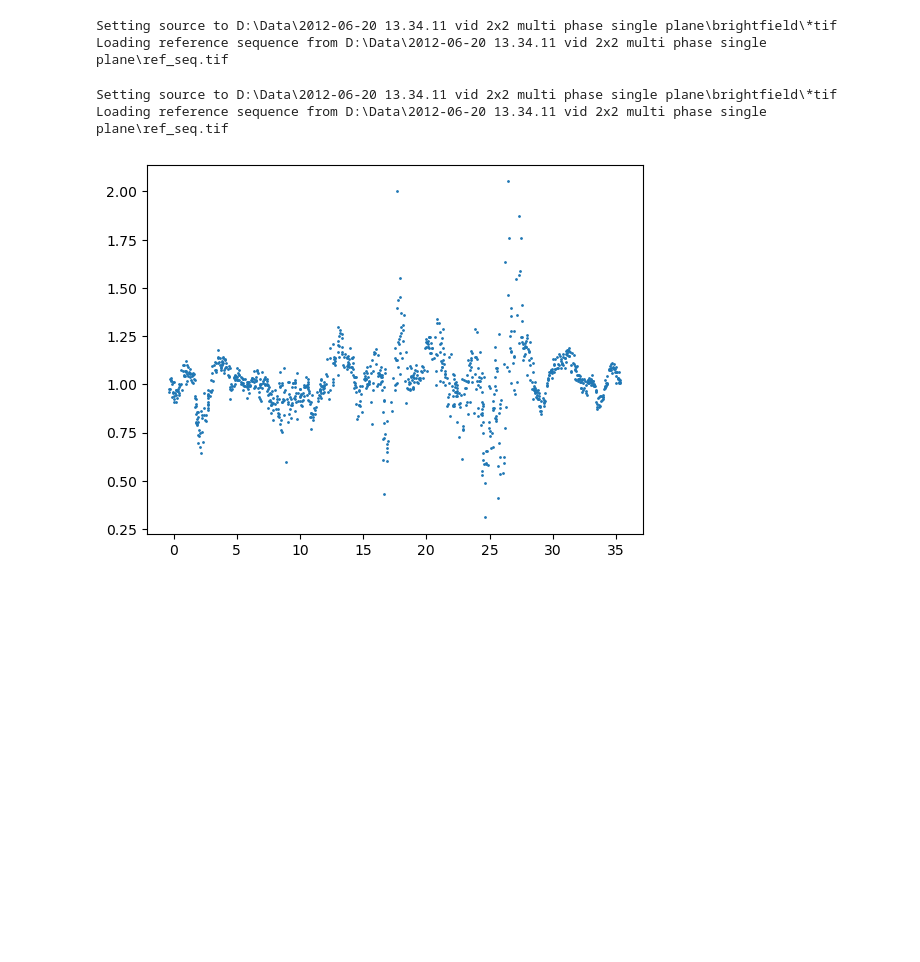
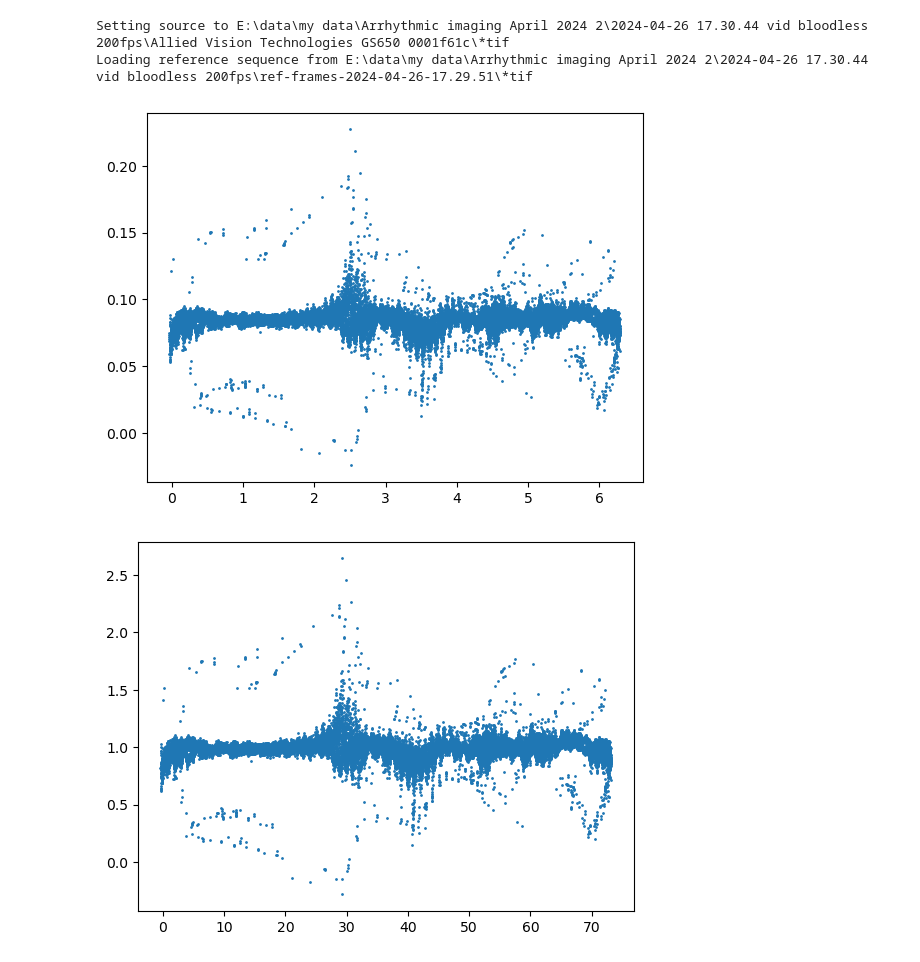
Before and after one commit to karlinr/optical_gating_analysis, a Jupyter notebook: analysis/meetings/2024/13/get_bps.ipynb, the cells around one changed output. Cells and saved outputs as stored; diff of their text form; code cells hidden in the pictures; blank space fills up the shorter version.

```diff
--- a/analysis/meetings/2024/13/get_bps.ipynb
+++ b/analysis/meetings/2024/13/get_bps.ipynb
@@ -6,20 +6,21 @@ import optical_gating_analysis as OG
 from tqdm import tqdm
 
 from scipy.stats import gaussian_kde
-# %%
-oog = OG.BasicOpticalGating().default()
-oog.settings["pi_space"] = False
-oog.run()
-
-oog_phases = OG.BasicOpticalGating().default()
-oog_phases.run()
-# %% [output]
-Setting source to D:\Data\2012-06-20 13.34.11 vid 2x2 multi phase single plane\brightfield\*tif
-Loading reference sequence from D:\Data\2012-06-20 13.34.11 vid 2x2 multi phase single plane\ref_seq.tif
-Setting source to D:\Data\2012-06-20 13.34.11 vid 2x2 multi phase single plane\brightfield\*tif
-Loading reference sequence from D:\Data\2012-06-20 13.34.11 vid 2x2 multi phase single plane\ref_seq.tif
+# %%
+oog = OG.BasicOpticalGating()
+oog.sequence_manager.set_source(r"E:\data\my data\Arrhythmic imaging April 2024 2\2024-04-26 17.30.44 vid bloodless 200fps\Allied Vision Technologies GS650 0001f61c\*tif")
+oog.sequence_manager.set_reference_sequence(r"E:\data\my data\Arrhythmic imaging April 2024 2\2024-04-26 17.30.44 vid bloodless 200fps\ref-frames-2024-04-26-17.29.51\*tif")
+oog.sequence_manager.reference_period = 73.106274
+oog.run()
+# %% [output]
+Setting source to E:\data\my data\Arrhythmic imaging April 2024 2\2024-04-26 17.30.44 vid bloodless 200fps\Allied Vision Technologies GS650 0001f61c\*tif
+Loading reference sequence from E:\data\my data\Arrhythmic imaging April 2024 2\2024-04-26 17.30.44 vid bloodless 200fps\ref-frames-2024-04-26-17.29.51\*tif
 # %%
 plt.scatter(oog.phases[1::], oog.delta_phases, s = 1)
 plt.show()
+
+plt.scatter(oog.phases_frames[1::], oog.delta_phases_frames, s = 1)
+plt.show()
 # %% [output]
-[figure, old version]
+[figure, new version]
+[figure, added]
```
Also changed, not shown: parts of 10 cells of this notebook, 3 other files.
